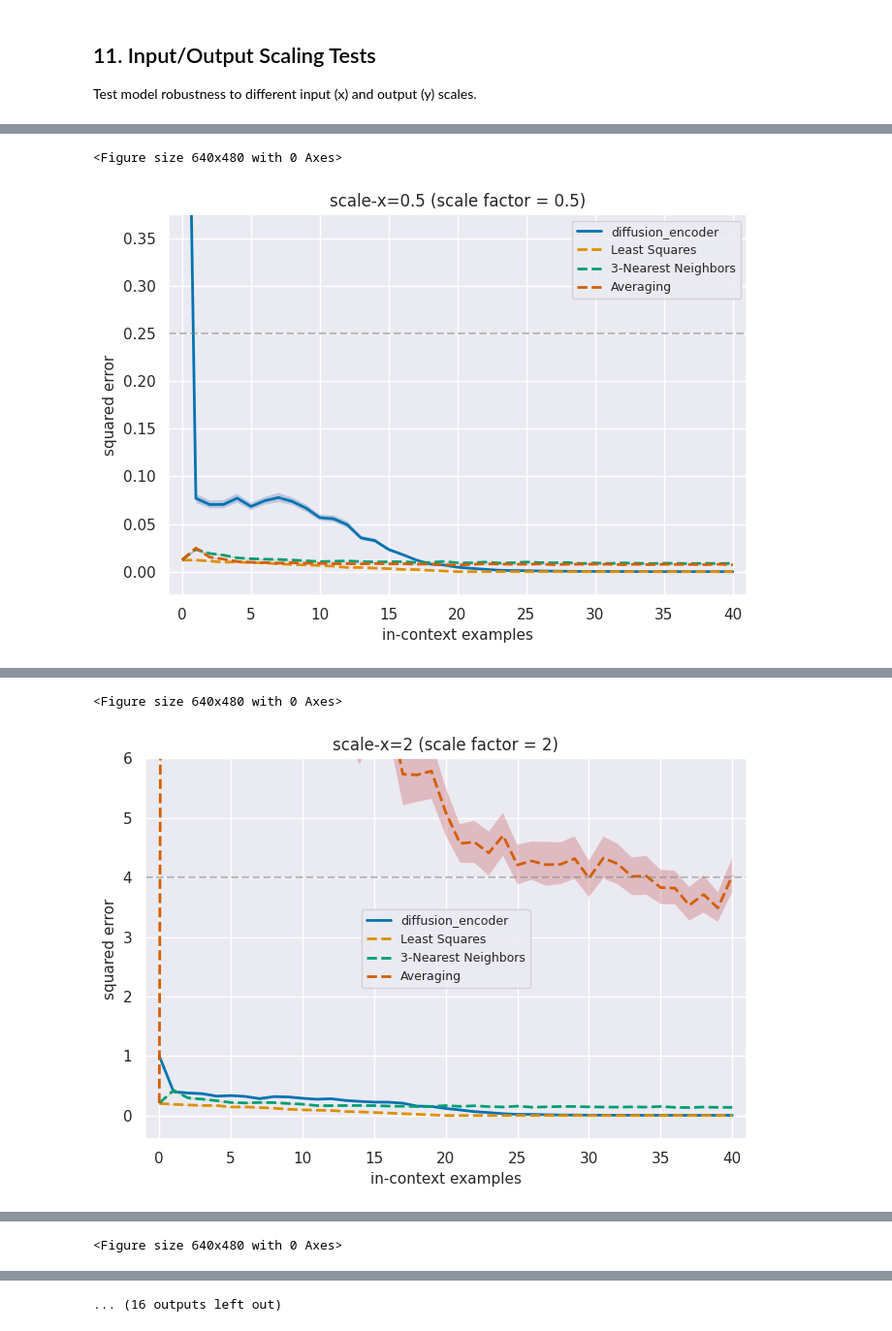
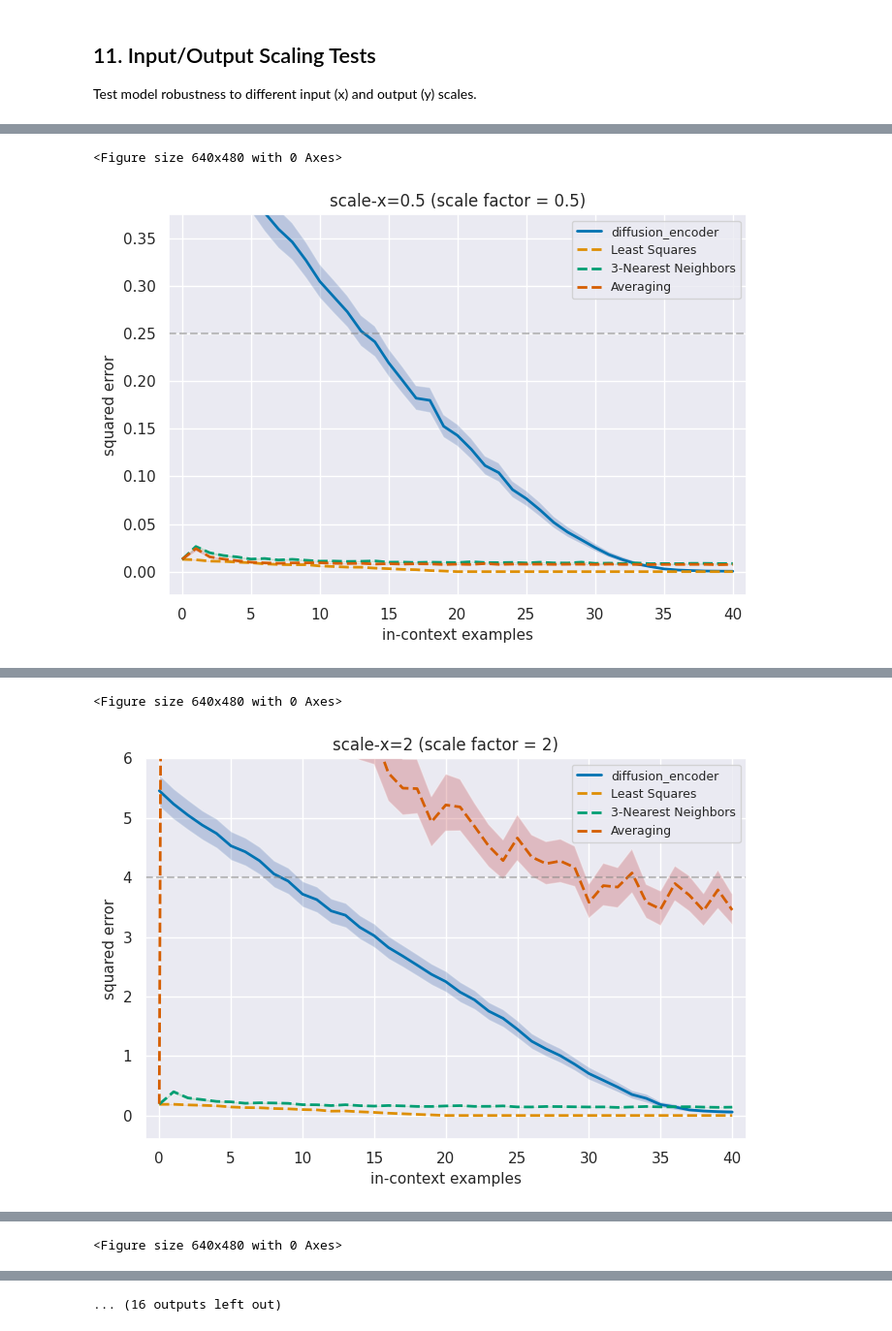
Before and after one commit to Jaredanwolfgang/ICL-dLLM, a Jupyter notebook: in-context-learning/src/eval_diffusion.ipynb, the cells around one changed output, grey strips where cells are left out. Shown at 97% size. Cells and saved outputs as stored; diff of their text form; code cells hidden in the pictures.

```diff
--- a/in-context-learning/src/eval_diffusion.ipynb
+++ b/in-context-learning/src/eval_diffusion.ipynb
@@ -397,8 +397,8 @@ for i in tqdm(range(40, 0, -1)):
     ys_truth = ys[:, -n_query:, :]
 
     with torch.no_grad():
-        ys_pred_full_encoder = encoder_model.p_sample_loop(xs_device, ys_demo, n_query)
-        ys_pred_full_decoder = decoder_model.p_sample_loop(xs_device, ys_demo, n_query)
+        ys_pred_full_encoder = encoder_model.p_sample_loop(xs_device, ys_demo, n_query, eval_timesteps=100)
+        ys_pred_full_decoder = decoder_model.p_sample_loop(xs_device, ys_demo, n_query, eval_timesteps=100)
 
     pred_encoder = ys_pred_full_encoder[:, -n_query:, :]
     pred_decoder = ys_pred_full_decoder[:, -n_query:, :]
@@ -523,7 +523,7 @@ Run full evaluation suite including baseline comparisons. This may take a few mi
 **Reminder:** Results will be shown in both raw and normalized formats for easier comparison with literature.
 # %%
 # Load metrics directly from cached metrics.json
-metrics_path = os.path.join(run_path, 'metrics.json')
+metrics_path = os.path.join(encoder_run_path, 'metrics.json')
 print(f"Loading metrics from: {metrics_path}")
 
 with open(metrics_path, 'r') as f:
@@ -660,7 +668,7 @@ Evaluate model performance on various out-of-distribution scenarios.
 # Plot OOD scenarios individually with data-driven axis limits
 # This creates separate plots for each scenario with appropriate scaling
 
-n_dims = model.n_dims
+n_dims = encoder_model.n_dims
 normalization = n_dims
 
 ood_scenarios = [
@@ -671,7 +679,7 @@ ood_scenarios = [
     'skewed'
 ]
 
-model_name = model.name
+model_name = encoder_model.name
 colors = sns.color_palette('colorblind')
 
 # Baseline methods to include
@@ -705,10 +713,16 @@ for scenario in ood_scenarios:
     # Plot model performance
     if model_name in metric:
         # means = metric[model_name]["mean"]
-        means = [m / normalization for m in metric[model_name]["mean"]]
-        ax.plot(means, lw=2, label=f"{conf.model.family}", color=colors[0])
-        low = [m / normalization for m in metric[model_name]["bootstrap_low"]]
-        high = [m / normalization for m in metric[model_name]["bootstrap_high"]]
+        if model_name.startswith("diffusion"):
+            means = metric[model_name]["mean"]
+            ax.plot(means, lw=2, label=f"{encoder_conf.model.family}", color=colors[0])
+            low = metric[model_name]["bootstrap_low"]
+            high = metric[model_name]["bootstrap_high"]
+        else:
+            means = [m / normalization for m in metric[model_name]["mean"]]
+            ax.plot(means, lw=2, label=f"{encoder_conf.model.family}", color=colors[0])
+            low = [m / normalization for m in metric[model_name]["bootstrap_low"]]
+            high = [m / normalization for m in metric[model_name]["bootstrap_high"]]
         ax.fill_between(range(len(low)), low, high, alpha=0.3)
 
         all_values.extend(means)
@@ -841,13 +855,20 @@ for dim, scaling_data in [('x', x_scaling_data), ('y', y_scaling_data)]:
         # Plot model
         if model_name in metric:
             # means = metric[model_name]["mean"]
-            means = [m / normalization for m in metric[model_name]["mean"]]
-            ax.plot(means, lw=2, label=f"{conf.model.family}", color=colors[0])
-            all_values.extend(means)
-            #
-            low = [m / normalization for m in metric[model_name]["bootstrap_low"]]
-            high = [m / normalization for m in metric[model_name]["bootstrap_high"]]
-            ax.fill_between(range(len(low)), low, high, alpha=0.3)
+            if model_name.startswith("diffusion"):
+                means = metric[model_name]["mean"]
+                ax.plot(means, lw=2, label=f"{encoder_conf.model.family}", color=colors[0])
+                all_values.extend(means)
+                low = metric[model_name]["bootstrap_low"]
+                high = metric[model_name]["bootstrap_high"]
+                ax.fill_between(range(len(low)), low, high, alpha=0.3)
+            else:
+                means = [m / normalization for m in metric[model_name]["mean"]]
+                ax.plot(means, lw=2, label=f"{encoder_conf.model.family}", color=colors[0])
+                all_values.extend(means)
+                low = [m / normalization for m in metric[model_name]["bootstrap_low"]]
+                high = [m / normalization for m in metric[model_name]["bootstrap_high"]]
+                ax.fill_between(range(len(low)), low, high, alpha=0.3)
 
         # Plot baselines
         for idx, baseline_key in enumerate(['OLS_driver=None','NN_n=3_uniform', 'averaging'], 1):
@@ -936,2 +957,2 @@ X-Scaling scenarios:
 <Figure size 640x480 with 0 Axes>
-[figure, old version]
+[figure, new version]
@@ -939,2 +960,2 @@ X-Scaling scenarios:
 <Figure size 640x480 with 0 Axes>
-[figure, old version]
+[figure, new version]
```
Also changed, not shown: parts of 7 cells of this notebook, 35 other files.
